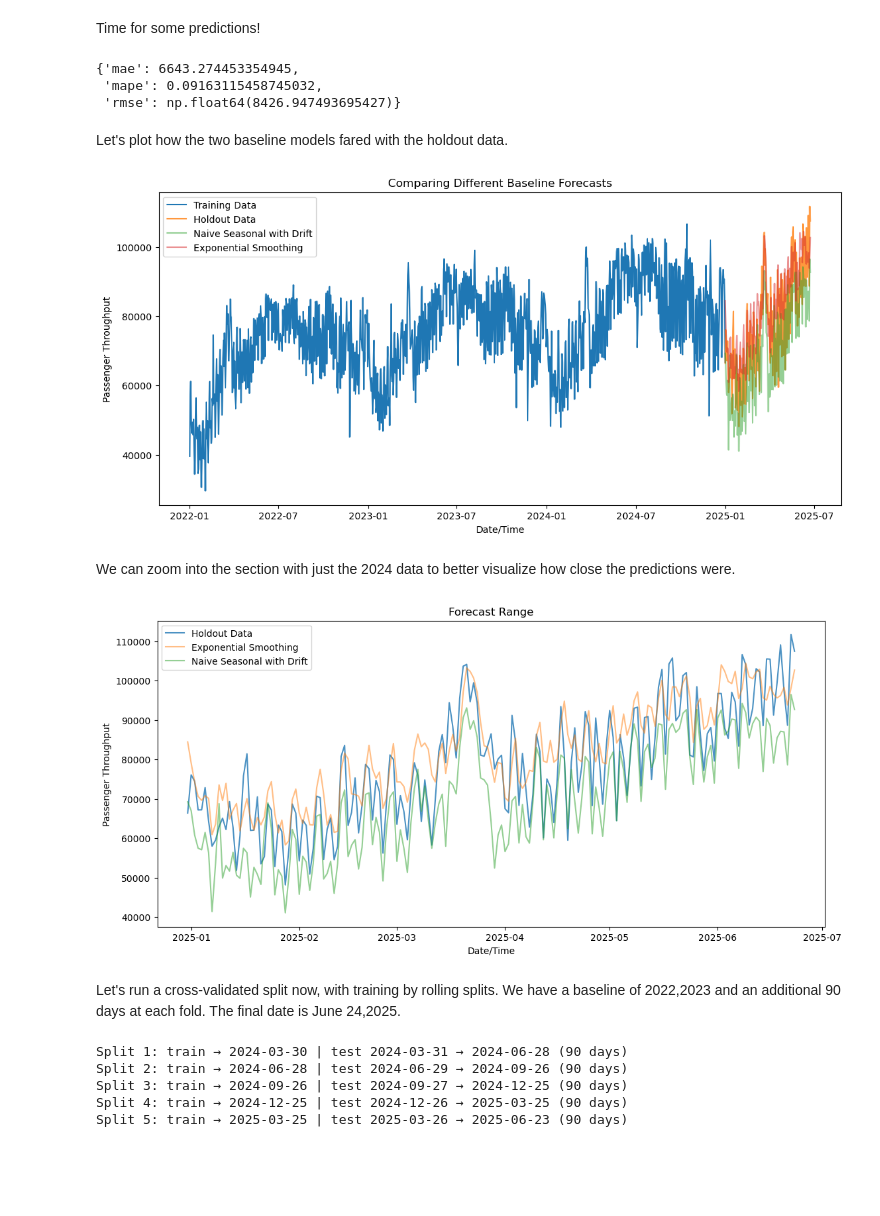
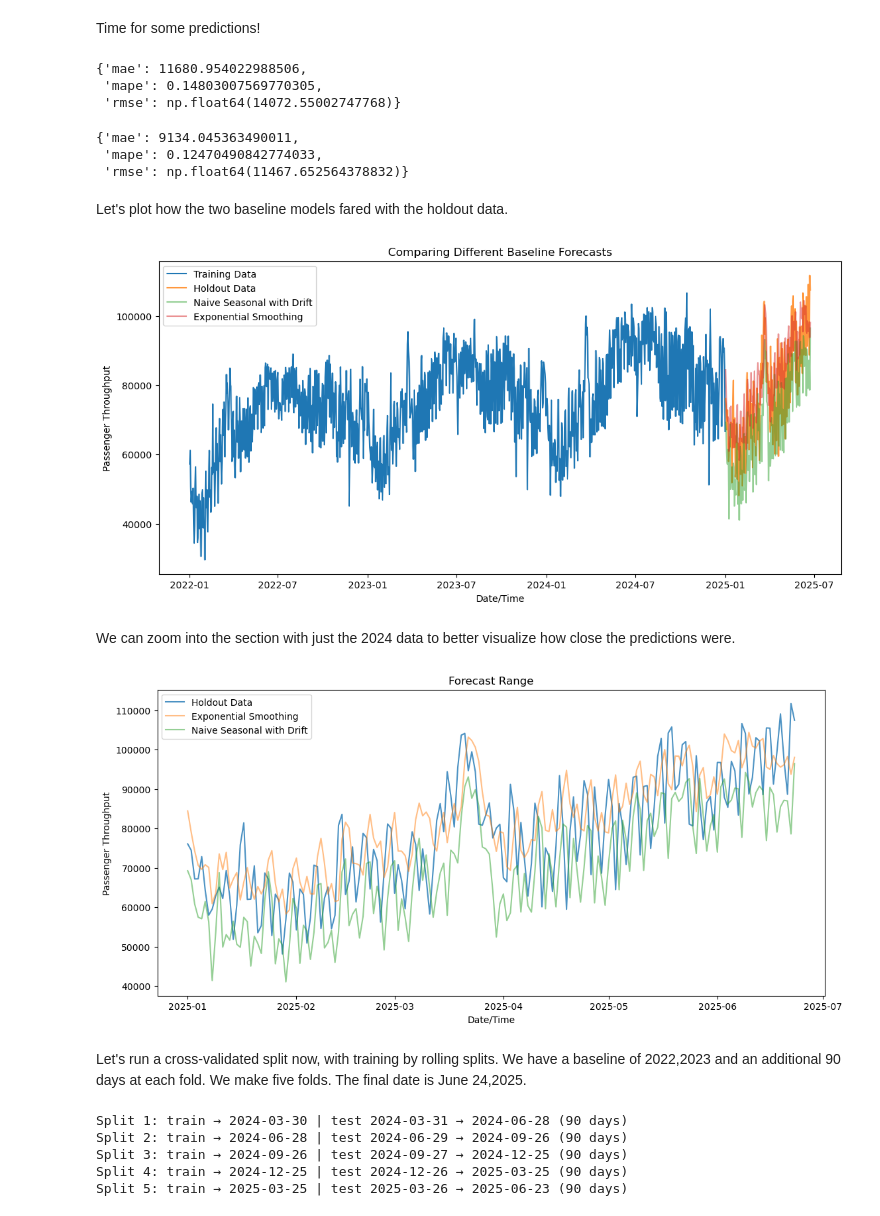
Before and after one commit to Erdos-Projects/spring-2026-busy-airports, a Jupyter notebook: notebooks/Baseline Forecasts.ipynb, the cells around one changed output. Drawn from its saved outputs; the diff is of its cells as text; code cells hidden in the pictures; blank space fills up the shorter version.

```diff
--- a/notebooks/Baseline Forecasts.ipynb
+++ b/notebooks/Baseline Forecasts.ipynb
@@ -23,3 +21,3 @@ from busy_airports.baselines import NaiveSeasonalWithDrift, TripleExponentialSmo
 # %%
-#Import the data
-tsa_data = pd.read_csv("../data/tsa-throughput-data-complete.csv")
+#Fix the airport data for Chicago O'Hare for daily frequency
+data_ord_d = retrieve_airport_data(data, "ORD", frequency="D") #Fixing Chicago O'Hare data for daily frequency
@@ -61,16 +45,14 @@ We see there is yearly seasonality in the data and also a slight upward trend.
 We want to generate some baseline predictions.
 # %%
 #Selecting the Training Data
-ord_data_train=ord_data[ord_data['DateTime'] < '2025-01-01']
-ord_daily_train=ord_data_train.groupby(pd.Grouper(key='DateTime', freq='D'))['Total Passenger Throughput'].sum()
+data_ord_d_train=data_ord_d[data_ord_d['datetime'] < '2025-01-01']
 #Selecting the Holdout Data
-ord_data_ho=ord_data[(ord_data['DateTime'] > '2024-12-31') & (ord_data['DateTime'] < '2025-06-24')]
-ord_daily_ho=ord_data_ho.groupby(pd.Grouper(key='DateTime', freq='D'))['Total Passenger Throughput'].sum()
+data_ord_d_ho=data_ord_d[(data_ord_d['datetime'] > '2024-12-31') & (data_ord_d['datetime'] < '2025-06-24')]
 
 print('Training Data')
-print(ord_daily_train)
+print(data_ord_d_train)
 print("")
 print('Holdout Data')
-print(ord_daily_ho)
+print(data_ord_d_ho)
 # %% [output]
 Training Data
@@ -97,51 +79,56 @@ Time for some predictions!
 # %%
 #Calling nswd
 nswd_test = NaiveSeasonalWithDrift(season_length=365)
-nswd_test.fit(ord_daily_train)
-nswd_forecast=nswd_test.forecast(175)
-evaluate_forecast(ord_daily_ho.values, nswd_forecast,
+nswd_test.fit(data_ord_d_train['total_passenger_throughput'])
+nswd_forecast=nswd_test.forecast(174)
+evaluate_forecast(data_ord_d_ho['total_passenger_throughput'].values, nswd_forecast,
                   model_name="Naive Seasonal With Drift | 2022-2024 Train | H1 2025 Holdout") #error evaluation
-#Calling Exponential Smoothing
-es=TripleExponentialSmoothing(season_length=365)
-es.fit(ord_daily_train)
-es_forecast = es.forecast(175)
-evaluate_forecast(ord_daily_ho.values, es_forecast,
-                  model_name="Triple Exponential Smoothing | 2022-2024 Train | H1 2025 Holdout") #error evaluation
 # %% [output]
-{'mae': 6643.274453354945,
- 'mape': 0.09163115458745032,
- 'rmse': np.float64(8426.947493695427)}
+{'mae': 11680.954022988506,
+ 'mape': 0.14803007569770305,
+ 'rmse': np.float64(14072.55002747768)}
+# %%
+#Calling Exponential Smoothing
+es=TripleExponentialSmoothing(season_length=365)
+es.fit(data_ord_d_train['total_passenger_throughput'])
+es_forecast = es.forecast(174)
+evaluate_forecast(data_ord_d_ho['total_passenger_throughput'].values, es_forecast,
+                  model_name="Triple Exponential Smoothing | 2022-2024 Train | H1 2025 Holdout") #error evaluation
+# %% [output]
+{'mae': 9134.045363490011,
+ 'mape': 0.12470490842774033,
+ 'rmse': np.float64(11467.652564378832)}
 # %% [markdown]
 Let's plot how the two baseline models fared with the holdout data.
 # %%
 #Plotting the data
 plt.figure(figsize=(13, 6))
-plt.plot(ord_daily_train.index,ord_daily_train, label='Training Data')
-plt.plot(ord_daily_ho.index,ord_daily_ho, label='Holdout Data', alpha=0.8)
-plt.plot(ord_daily_ho.index,nswd_forecast, label="Naive Seasonal with Drift",alpha=0.5)
-plt.plot(ord_daily_ho.index,es_forecast, label="Exponential Smoothing",alpha=0.5)
+plt.plot(data_ord_d_train["datetime"],data_ord_d_train["total_passenger_throughput"].values, label='Training Data')
+plt.plot(data_ord_d_ho["datetime"],data_ord_d_ho["total_passenger_throughput"].values, label='Holdout Data', alpha=0.8)
+plt.plot(data_ord_d_ho["datetime"],nswd_forecast, label="Naive Seasonal with Drift",alpha=0.5)
+plt.plot(data_ord_d_ho["datetime"],es_forecast, label="Exponential Smoothing",alpha=0.5)
 plt.title('Comparing Different Baseline Forecasts')
 plt.xlabel('Date/Time')
 plt.ylabel('Passenger Throughput')
 plt.legend()
 plt.show()
 # %% [output]
-[figure, old version]
+[figure, new version]
 # %% [markdown]
 We can zoom into the section with just the 2024 data to better visualize how close the predictions were.
 # %%
 #Let's visualize only the holdout data and exp smoothing
 plt.figure(figsize=(13, 6))
-plt.plot(ord_daily_ho.index,ord_daily_ho, label='Holdout Data',alpha=0.8)
-plt.plot(ord_daily_ho.index,es_forecast, label="Exponential Smoothing",alpha=0.5)
-plt.plot(ord_daily_ho.index,nswd_forecast, label="Naive Seasonal with Drift",alpha=0.5)
+plt.plot(data_ord_d_ho["datetime"],data_ord_d_ho["total_passenger_throughput"].values, label='Holdout Data',alpha=0.8)
+plt.plot(data_ord_d_ho["datetime"],es_forecast, label="Exponential Smoothing",alpha=0.5)
+plt.plot(data_ord_d_ho["datetime"]  ,nswd_forecast, label="Naive Seasonal with Drift",alpha=0.5)
 plt.title('Forecast Range')
 plt.xlabel('Date/Time')
 plt.ylabel('Passenger Throughput')
 plt.legend()
 plt.show()
 # %% [output]
-[figure, old version]
+[figure, new version]
 # %% [markdown]
-Let's run a cross-validated split now, with training by rolling splits. We have a baseline of 2022,2023 and an additional 90 days at each fold. The final date is June 24,2025.
+Let's run a cross-validated split now, with training by rolling splits. We have a baseline of 2022,2023 and an additional 90 days at each fold. We make five folds. The final date is June 24,2025.
 # %%
```
Also changed, not shown: parts of 17 cells of this notebook.
